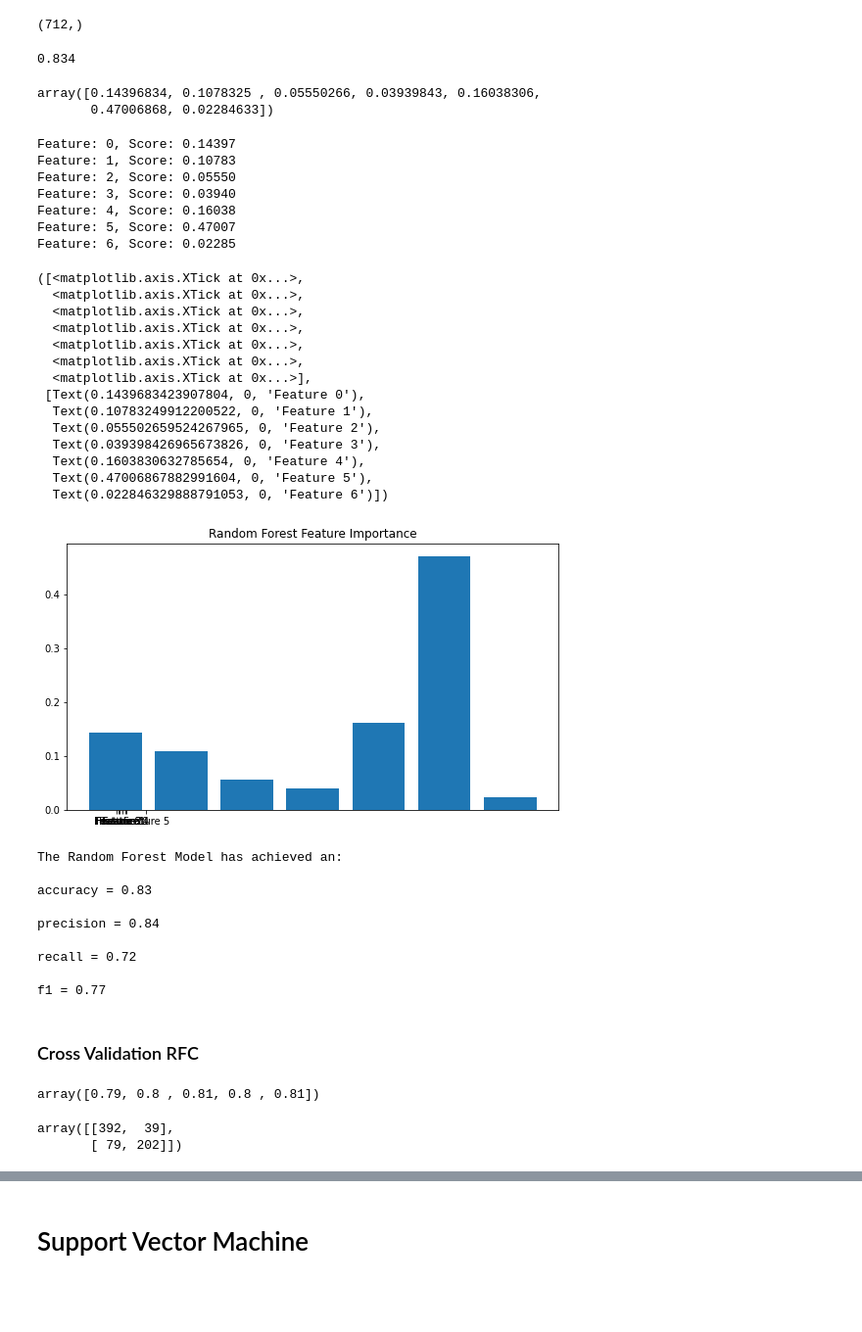
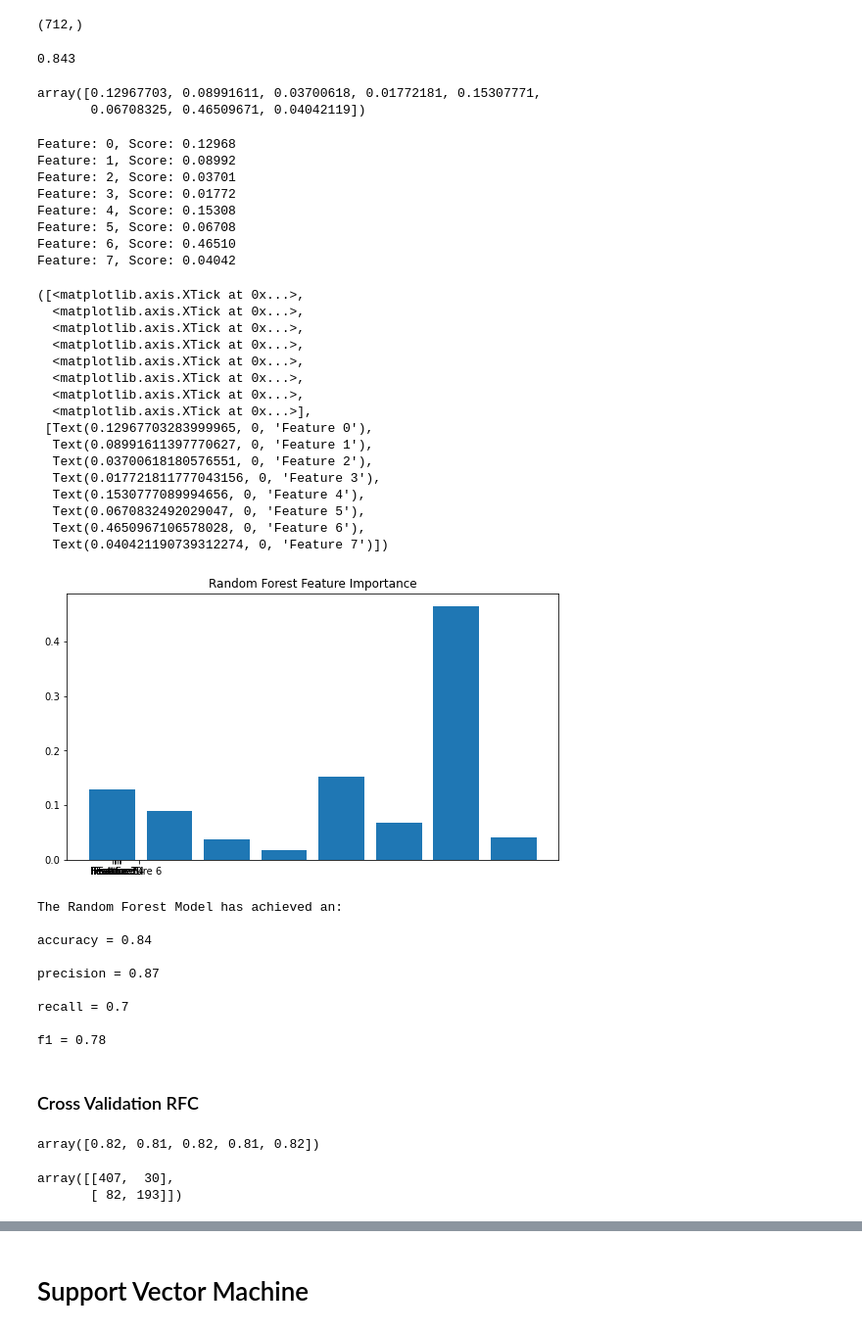
Before and after one commit to karenbolon/Titanic_Dataset, a Jupyter notebook: Titanic_Model_Testing.ipynb, the cells around one changed output, grey strips where cells are left out. Shown: that part at 98% size. Saved outputs shown, nothing was run; the diff lists cells and outputs as text; code cells hidden in the pictures; blank space fills up the shorter version.

```diff
--- a/Titanic_Updated.ipynb
+++ b/Titanic_Model_Testing.ipynb
@@ -114,3 +114,8 @@ male     -0.543351
 dtype: float64
 # %% [markdown]
 This indicates that being male was strongly negatively correlated with the survival rate and the opposite for women.
+# %%
+#Let's see if family size affects survival rates
+titanic_train["familysize"] = titanic_train["sibsp"] + titanic_train["parch"] + 1
+
+sns.barplot(x = "familysize", y ="survived", data = titanic_train)
@@ -351,7 +357,7 @@ following information to train/test the data for predicting the survival rate of
 # %%
 #drop the column "survived" from file as we are creating a ML to predict
 #y is true data (Y_true) the survivors from the original file, we will try and predict Y_new
-X = titanic_train[['pclass','age', 'sibsp', 'parch', 'fare', 'sex_f', 'embarked_f']]
+X = titanic_train[['pclass','age', 'sibsp', 'parch', 'fare', 'familysize', 'sex_f', 'embarked_f']]
 y = titanic_train["survived"]
 # %%
 X.shape, y.shape
@@ -478,49 +526,52 @@ y_predRF.shape
 # %%
 round(rfc.score(X_trainRF, y_trainRF),3)
 # %% [output]
-0.834
+0.843
 # %%
 #round(rfc.score(X_testRF, y_testRF),3)
 # %%
 importance = rfc.feature_importances_
 importance
 # %% [output]
-array([0.14396834, 0.1078325 , 0.05550266, 0.03939843, 0.16038306,
-       0.47006868, 0.02284633])
+array([0.12967703, 0.08991611, 0.03700618, 0.01772181, 0.15307771,
+       0.06708325, 0.46509671, 0.04042119])
 # %%
 # summarize feature importance
 for i,v in enumerate(importance):
         print('Feature: %0d, Score: %.5f' % (i,   v))
 # %% [output]
-Feature: 0, Score: 0.14397
-Feature: 1, Score: 0.10783
-Feature: 2, Score: 0.05550
-Feature: 3, Score: 0.03940
-Feature: 4, Score: 0.16038
-Feature: 5, Score: 0.47007
-Feature: 6, Score: 0.02285
+Feature: 0, Score: 0.12968
+Feature: 1, Score: 0.08992
+Feature: 2, Score: 0.03701
+Feature: 3, Score: 0.01772
+Feature: 4, Score: 0.15308
+Feature: 5, Score: 0.06708
+Feature: 6, Score: 0.46510
+Feature: 7, Score: 0.04042
 # %%
 fig = plt.figure(figsize=(9,5))
 
 plt.bar([x for x in range(len(importance))], importance)
 plt.title('Random Forest Feature Importance')
-plt.xticks(importance, ('Feature 0', 'Feature 1', 'Feature 2', 'Feature 3', 'Feature 4', 'Feature 5', 'Feature 6'))
+plt.xticks(importance, ('Feature 0', 'Feature 1', 'Feature 2', 'Feature 3', 'Feature 4', 'Feature 5', 'Feature 6', 'Feature 7'))
 # %% [output]
 ([<matplotlib.axis.XTick at 0x...>,
   <matplotlib.axis.XTick at 0x...>,
   <matplotlib.axis.XTick at 0x...>,
   <matplotlib.axis.XTick at 0x...>,
   <matplotlib.axis.XTick at 0x...>,
   <matplotlib.axis.XTick at 0x...>,
+  <matplotlib.axis.XTick at 0x...>,
   <matplotlib.axis.XTick at 0x...>],
- [Text(0.1439683423907804, 0, 'Feature 0'),
-  Text(0.10783249912200522, 0, 'Feature 1'),
-  Text(0.055502659524267965, 0, 'Feature 2'),
-  Text(0.039398426965673826, 0, 'Feature 3'),
-  Text(0.1603830632785654, 0, 'Feature 4'),
-  Text(0.47006867882991604, 0, 'Feature 5'),
-  Text(0.022846329888791053, 0, 'Feature 6')])
+ [Text(0.12967703283999965, 0, 'Feature 0'),
+  Text(0.08991611397770627, 0, 'Feature 1'),
+  Text(0.03700618180576551, 0, 'Feature 2'),
+  Text(0.017721811777043156, 0, 'Feature 3'),
+  Text(0.1530777089994656, 0, 'Feature 4'),
+  Text(0.0670832492029047, 0, 'Feature 5'),
+  Text(0.4650967106578028, 0, 'Feature 6'),
+  Text(0.040421190739312274, 0, 'Feature 7')])
-[figure, old version]
+[figure, new version]
 # %%
 # Calculate the accuracy
 accuracyRF = rfc.score(X_trainRF,y_trainRF)
@@ -533,13 +584,13 @@ f1 = {round(f1_score(y_trainRF,y_predRF),2)}""")
 # %% [output]
 The Random Forest Model has achieved an:
 
-accuracy = 0.83
+accuracy = 0.84
 
-precision = 0.84
+precision = 0.87
 
-recall = 0.72
+recall = 0.7
 
-f1 = 0.77
+f1 = 0.78
 # %% [markdown]
 ### Cross Validation RFC
 # %%
@@ -555,13 +606,13 @@ cross_accuracy_logRFC = cross_val_score(rfc,  #estimator: the model that you wan
 CAL_RFC = np.round_(cross_accuracy_logRFC, 2)
 CAL_RFC
 # %% [output]
-array([0.79, 0.8 , 0.81, 0.8 , 0.81])
+array([0.82, 0.81, 0.82, 0.81, 0.82])
 # %%
 conf = confusion_matrix(y_trainRF, y_predRF)
 conf
 # %% [output]
-array([[392,  39],
-       [ 79, 202]])
+array([[407,  30],
+       [ 82, 193]])
 # %%
 cm = confusion_matrix(y_trainRF, y_predRF, labels=rfc.classes_)
 disp = ConfusionMatrixDisplay(confusion_matrix=cm,
```
Also changed, not shown: parts of 50 cells of this notebook, 6 other files.
